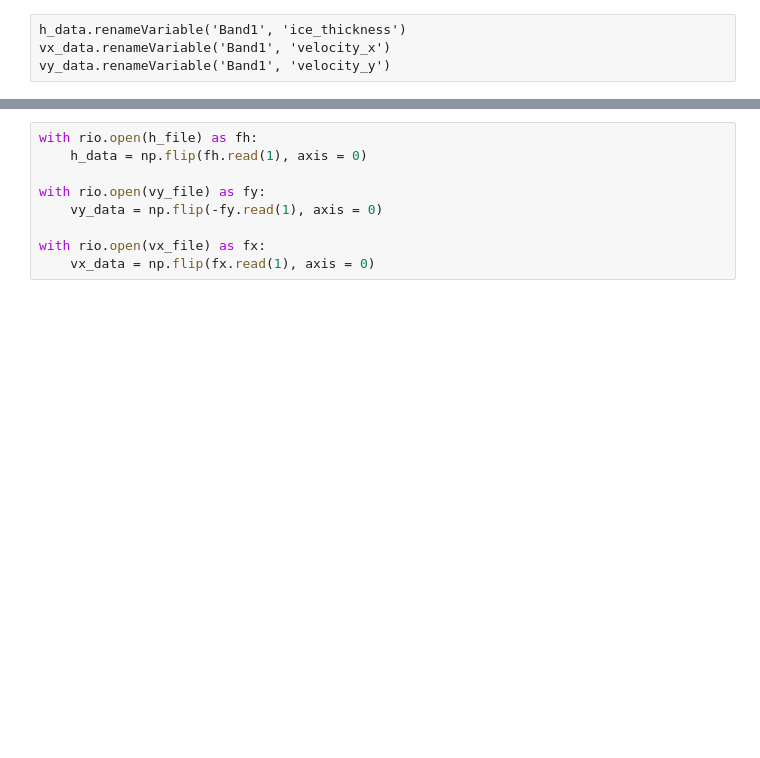
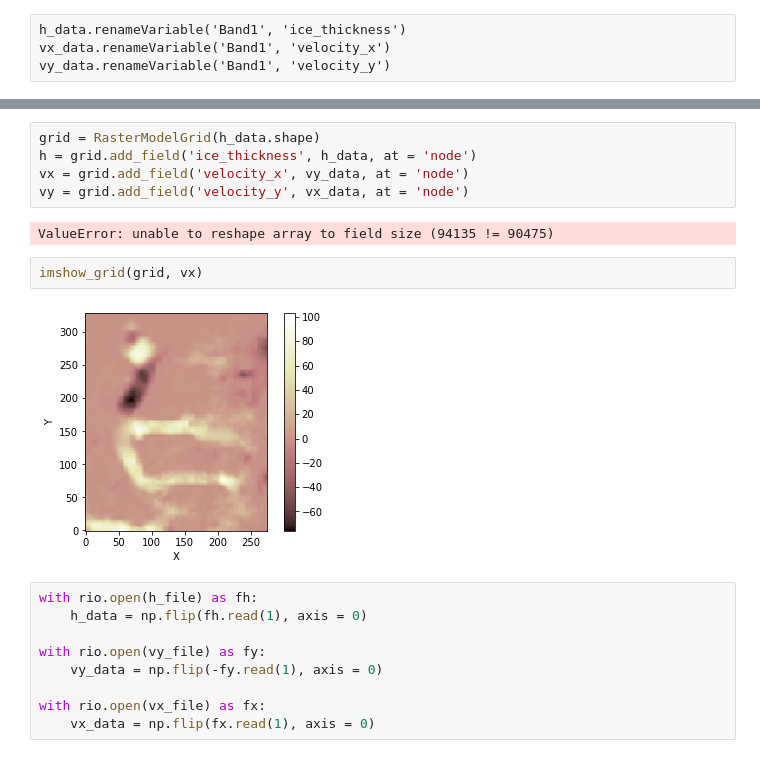
Before and after one commit to ethan-pierce/basal-ice-facies, a Jupyter notebook: basis/examples/advection-on-flowlines.ipynb, the cells around one changed output, grey strips where cells are left out. Drawn from its saved outputs; the diff is of its cells as text; blank space fills up the shorter version.

```diff
--- a/basis/examples/advection-on-flowlines.ipynb
+++ b/basis/examples/advection-on-flowlines.ipynb
@@ -35,3 +39,14 @@ vy_data.shape
+# %%
+grid = RasterModelGrid(h_data.shape)
+h = grid.add_field('ice_thickness', h_data, at = 'node')
+vx = grid.add_field('velocity_x', vy_data, at = 'node')
+vy = grid.add_field('velocity_y', vx_data, at = 'node')
+# %% [output]
+ValueError: unable to reshape array to field size (94135 != 90475)
+# %%
+imshow_grid(grid, vx)
+# %% [output]
+[figure, added]
 # %%
 with rio.open(h_file) as fh:
     h_data = np.flip(fh.read(1), axis = 0)
```
Also changed, not shown: parts of 5 cells of this notebook, 3 other files.
